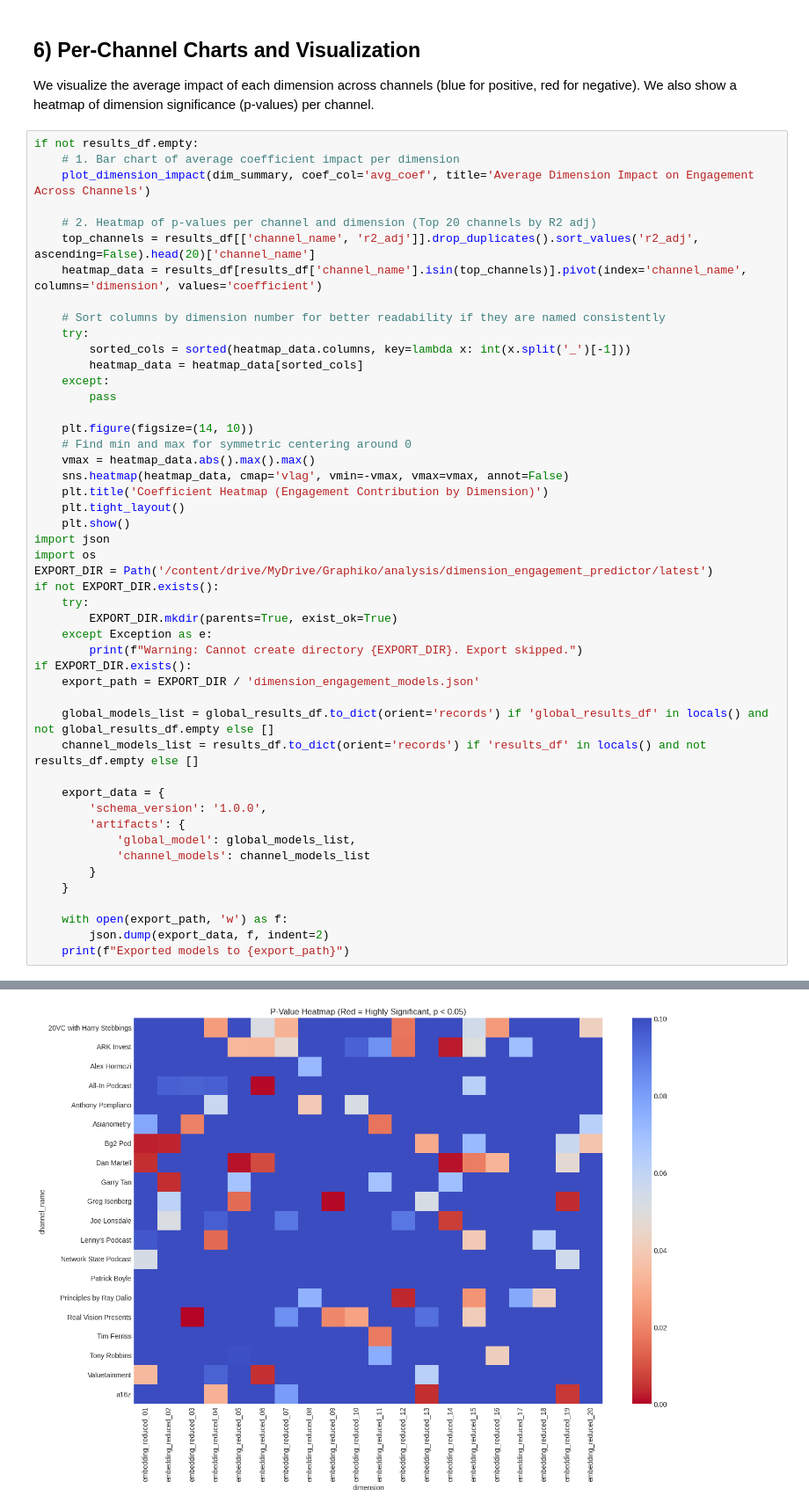
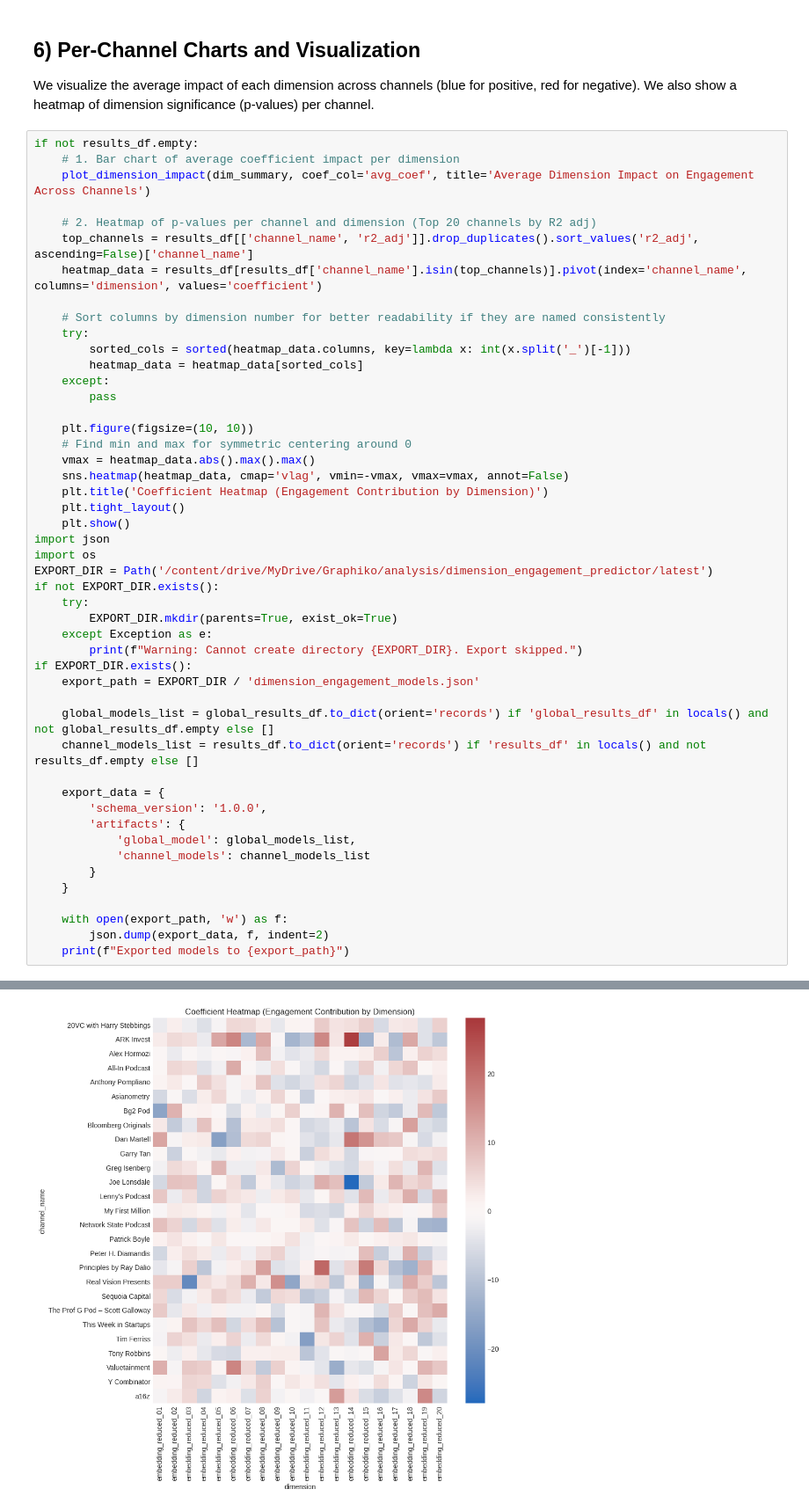
Before and after one commit to sanmquin/AI, a Jupyter notebook: src/Graphiko/5.Dimension-Engagement-Predictor.ipynb, the cells around one changed output, grey strips where cells are left out. Shown at 88% size. Cells and saved outputs as stored; diff of their text form.

```diff
--- a/src/Graphiko/5.Dimension-Engagement-Predictor.ipynb
+++ b/src/Graphiko/5.Dimension-Engagement-Predictor.ipynb
@@ -219,7 +219,7 @@ if not results_df.empty:
     plot_dimension_impact(dim_summary, coef_col='avg_coef', title='Average Dimension Impact on Engagement Across Channels')
 
     # 2. Heatmap of p-values per channel and dimension (Top 20 channels by R2 adj)
-    top_channels = results_df[['channel_name', 'r2_adj']].drop_duplicates().sort_values('r2_adj', ascending=False).head(20)['channel_name']
+    top_channels = results_df[['channel_name', 'r2_adj']].drop_duplicates().sort_values('r2_adj', ascending=False)['channel_name']
     heatmap_data = results_df[results_df['channel_name'].isin(top_channels)].pivot(index='channel_name', columns='dimension', values='coefficient')
 
     # Sort columns by dimension number for better readability if they are named consistently
@@ -229,7 +229,7 @@ if not results_df.empty:
     except:
         pass
 
-    plt.figure(figsize=(14, 10))
+    plt.figure(figsize=(10, 10))
     # Find min and max for symmetric centering around 0
     vmax = heatmap_data.abs().max().max()
     sns.heatmap(heatmap_data, cmap='vlag', vmin=-vmax, vmax=vmax, annot=False)
@@ -239,31 +239,31 @@ if not results_df.empty:
 import json
 import os
 EXPORT_DIR = Path('/content/drive/MyDrive/Graphiko/analysis/dimension_engagement_predictor/latest')
 if not EXPORT_DIR.exists():
     try:
         EXPORT_DIR.mkdir(parents=True, exist_ok=True)
     except Exception as e:
         print(f"Warning: Cannot create directory {EXPORT_DIR}. Export skipped.")
 if EXPORT_DIR.exists():
     export_path = EXPORT_DIR / 'dimension_engagement_models.json'
 
     global_models_list = global_results_df.to_dict(orient='records') if 'global_results_df' in locals() and not global_results_df.empty else []
     channel_models_list = results_df.to_dict(orient='records') if 'results_df' in locals() and not results_df.empty else []
 
     export_data = {
         'schema_version': '1.0.0',
         'artifacts': {
             'global_model': global_models_list,
             'channel_models': channel_models_list
         }
     }
 
     with open(export_path, 'w') as f:
         json.dump(export_data, f, indent=2)
     print(f"Exported models to {export_path}")
 # %% [output]
 Passing `palette` without assigning `hue` is deprecated and will be removed in v0.14.0. Assign the `y` variable to `hue` and set `legend=False` for the same effect.
 
   sns.barplot(data=summary_df, x=coef_col, y='dimension', palette=colors)
 [figure]
-[figure, old version]
+[figure, new version]
```
Also changed, not shown: parts of 2 cells of this notebook.
